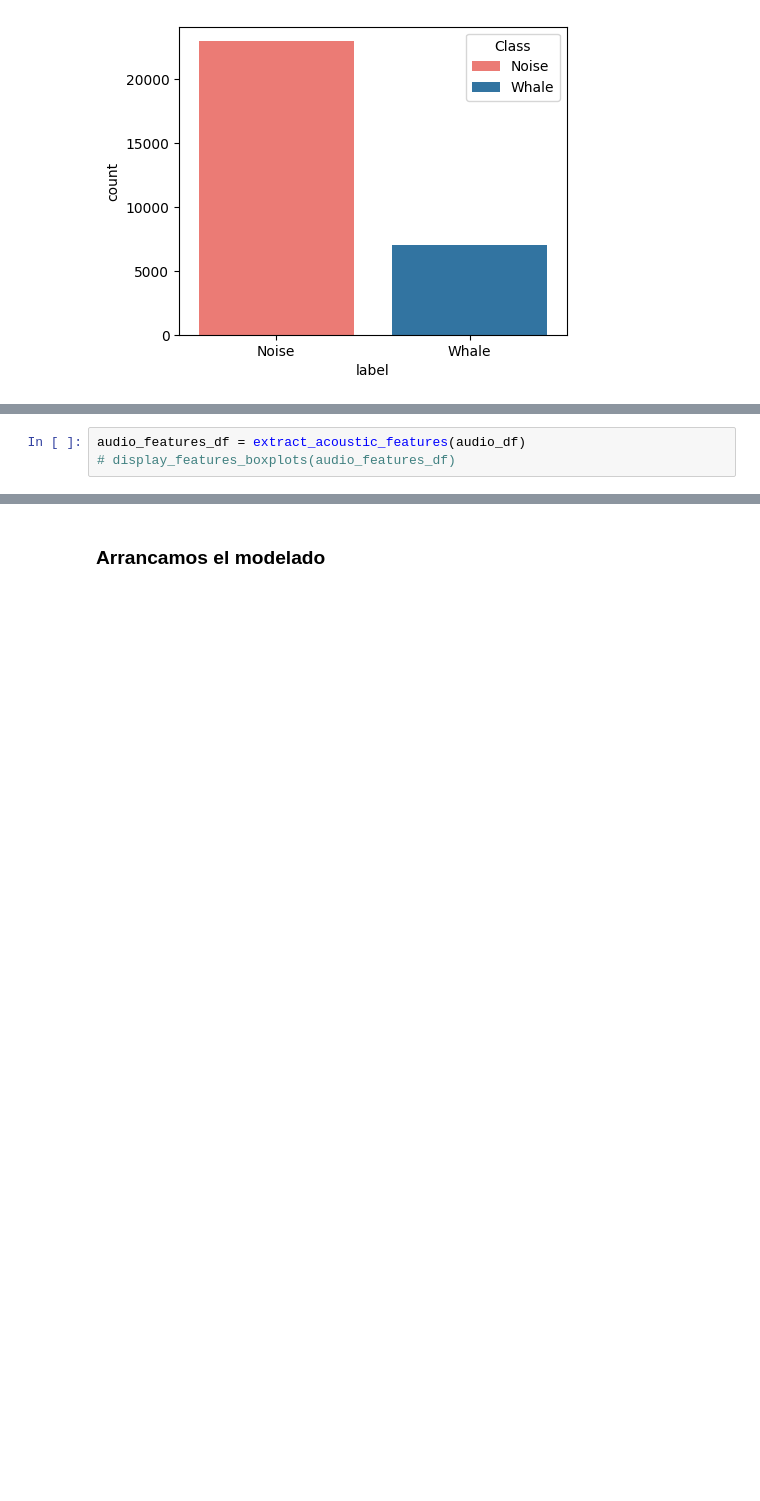
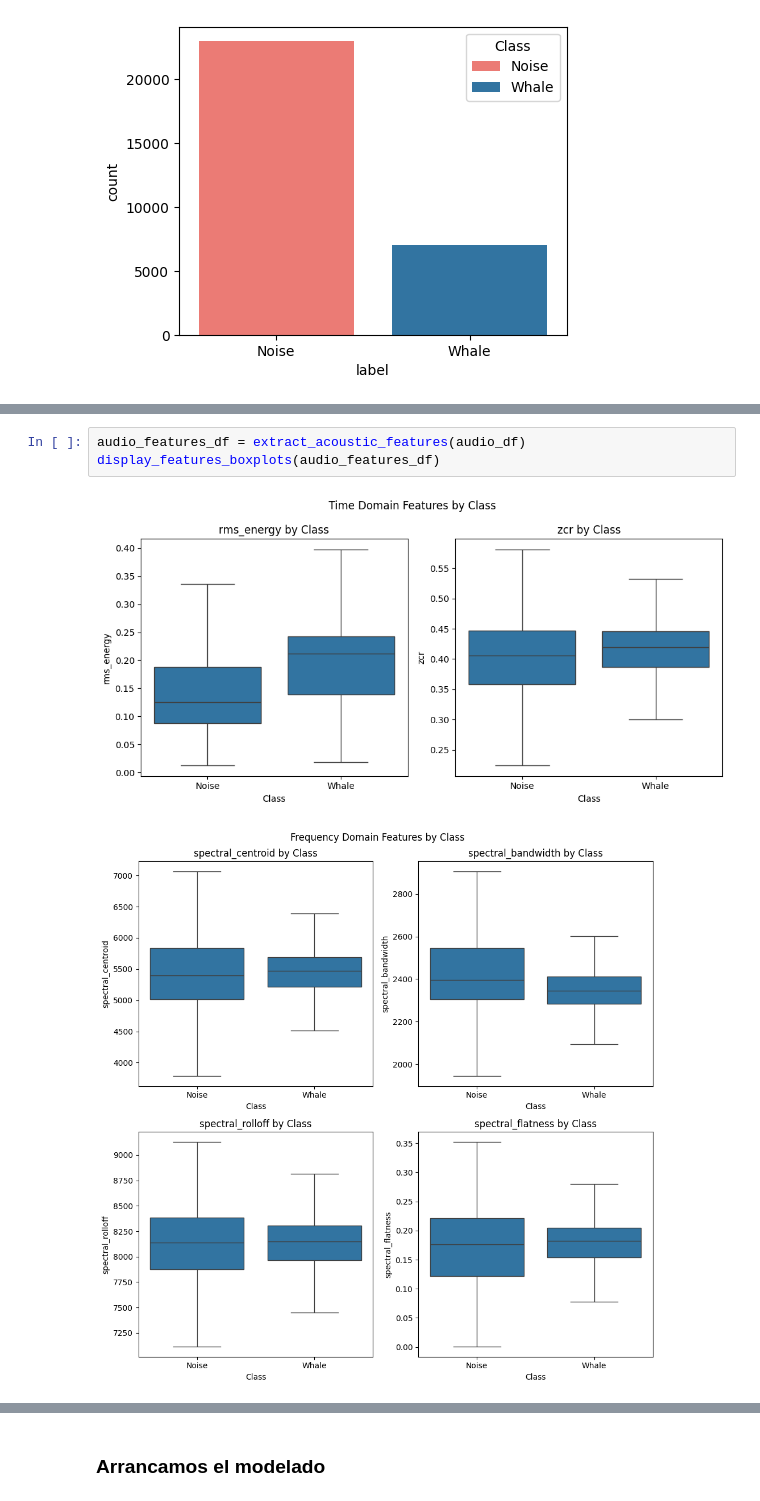
Before and after one commit to martinbianchi0/whale_challenge, a Jupyter notebook: notebook.ipynb, the cells around one changed output, grey strips where cells are left out. Cells and saved outputs as stored; diff of their text form; blank space fills up the shorter version.

```diff
--- a/notebook.ipynb
+++ b/notebook.ipynb
@@ -312,6 +315,9 @@ show_class_balance(audio_df)
 # %%
 audio_features_df = extract_acoustic_features(audio_df)
-# display_features_boxplots(audio_features_df)
+display_features_boxplots(audio_features_df)
+# %% [output]
+[figure, added]
+[figure, added]
 # %%
 # EXPERIMENTO PCA
 flattened_mel_spectrogram = get_all_mel_spectrograms(audio_df)
```
Also changed, not shown: parts of 30 cells of this notebook.
